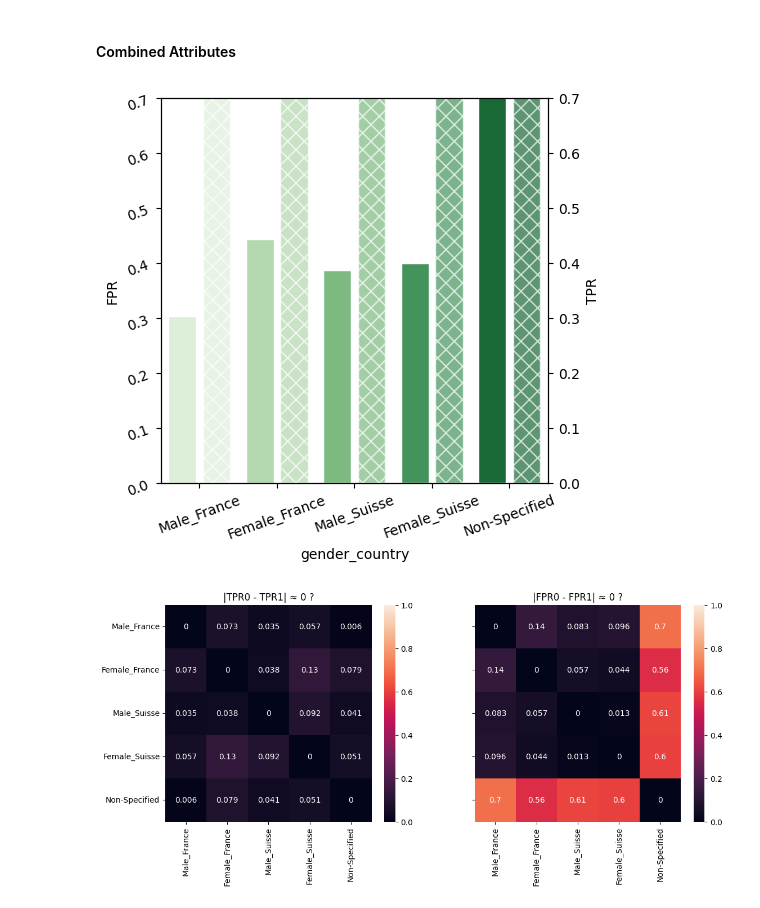
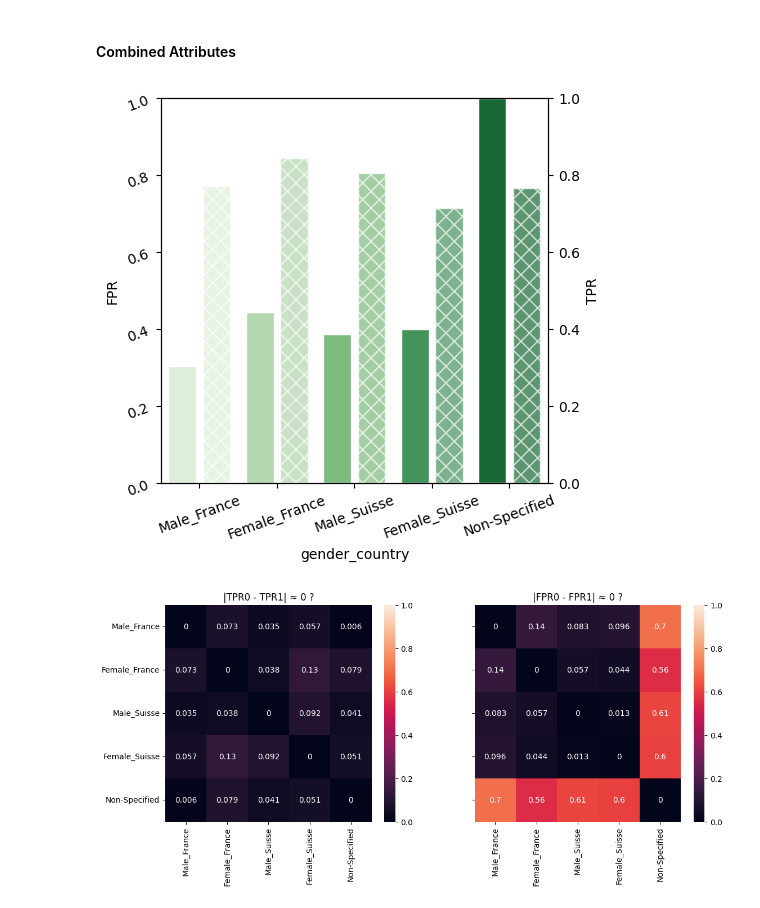
Before and after one commit to epfl-ml4ed/mlbd-2023, a Jupyter notebook: lectures/week-12/12-lab-solution.ipynb, the cells around one changed output. Cells and saved outputs as stored; diff of their text form; code cells hidden in the pictures.

```diff
--- a/lectures/week-12/12-lab-solution.ipynb
+++ b/lectures/week-12/12-lab-solution.ipynb
@@ -458,7 +458,7 @@ ax = sns.barplot(x='Gender', y='FPR', data=gender_df, palette = 'Blues', edgecol
 width_scale = 0.45
 for bar in ax.containers[0]:
     bar.set_width(bar.get_width() * width_scale)
-ax.set_ylim([0, 0.7])
+ax.set_ylim([0, 1])
 
 ax2 = ax.twinx()
 sns.barplot(x='Gender', y='TPR', data=gender_df, palette = 'Blues', edgecolor = 'w', alpha=0.7, hatch='xx', ax=ax2)
@@ -467,7 +467,7 @@ for bar in ax2.containers[0]:
     w = bar.get_width()
     bar.set_x(x + w * (1- width_scale))
     bar.set_width(w * width_scale)
-ax2.set_ylim([0, 0.7])
+ax2.set_ylim([0, 1])
 
 plt.show()
 # %% [output]
@@ -491,7 +491,7 @@ ax = sns.barplot(x='Country (Diploma)', y='FPR', data=country_df, palette = 'pin
 width_scale = 0.45
 for bar in ax.containers[0]:
     bar.set_width(bar.get_width() * width_scale)
-ax.set_ylim([0, 0.7])
+ax.set_ylim([0, 1])
 
 ax2 = ax.twinx()
 sns.barplot(x='Country (Diploma)', y='TPR', data=country_df, palette = 'pink', edgecolor = 'w', alpha=0.7, hatch='xx', ax=ax2)
@@ -500,7 +500,7 @@ for bar in ax2.containers[0]:
     w = bar.get_width()
     bar.set_x(x + w * (1- width_scale))
     bar.set_width(w * width_scale)
-ax2.set_ylim([0, 0.7])
+ax2.set_ylim([0, 1])
 
 plt.show()
 # %% [output]
@@ -527,36 +527,36 @@ combined_df['TPR'] = [
                     ]
 
 combined_df['FPR'] = [
                     np.round(equalized_odds(demographics[(demographics['country_diploma'] == 'France') &
                                                             (demographics['gender'] == 'M')])[1], 3),
                     np.round(equalized_odds(demographics[(demographics['country_diploma'] == 'France') &
                                                             (demographics['gender'] == 'F')])[1], 3),
                     np.round(equalized_odds(demographics[(demographics['country_diploma'] == 'Suisse') &
                                                             (demographics['gender'] == 'M')])[1], 3),
                     np.round(equalized_odds(demographics[(demographics['country_diploma'] == 'Suisse') &
                                                             (demographics['gender'] == 'F')])[1], 3),
                     np.round(equalized_odds(demographics[demographics['country_diploma'].isna()])[1], 3),
                     ]
 plt.figure(figsize=(5, 5))
 ax = sns.barplot(x='gender_country', y='FPR', data=combined_df, palette = 'Greens', edgecolor = 'w')
 width_scale = 0.45
 for bar in ax.containers[0]:
     bar.set_width(bar.get_width() * width_scale)
-ax.set_ylim([0, 0.7])
+ax.set_ylim([0, 1])
 
 ax2 = ax.twinx()
 sns.barplot(x='gender_country', y='TPR', data=combined_df, palette = 'Greens', edgecolor = 'w', alpha=0.7, hatch='xx', ax=ax2)
 for bar in ax2.containers[0]:
     x = bar.get_x()
     w = bar.get_width()
     bar.set_x(x + w * (1- width_scale))
     bar.set_width(w * width_scale)
-ax2.set_ylim([0, 0.7])
+ax2.set_ylim([0, 1])
 
 ax.tick_params(labelrotation=20)
 plt.show()
 # %% [output]
-[figure, old version]
+[figure, new version]
 # %%
 fig, ax = plt.subplots(1, 2, figsize=(13, 5), sharey=True)
 
```
Also changed, not shown: parts of 5 cells of this notebook.
